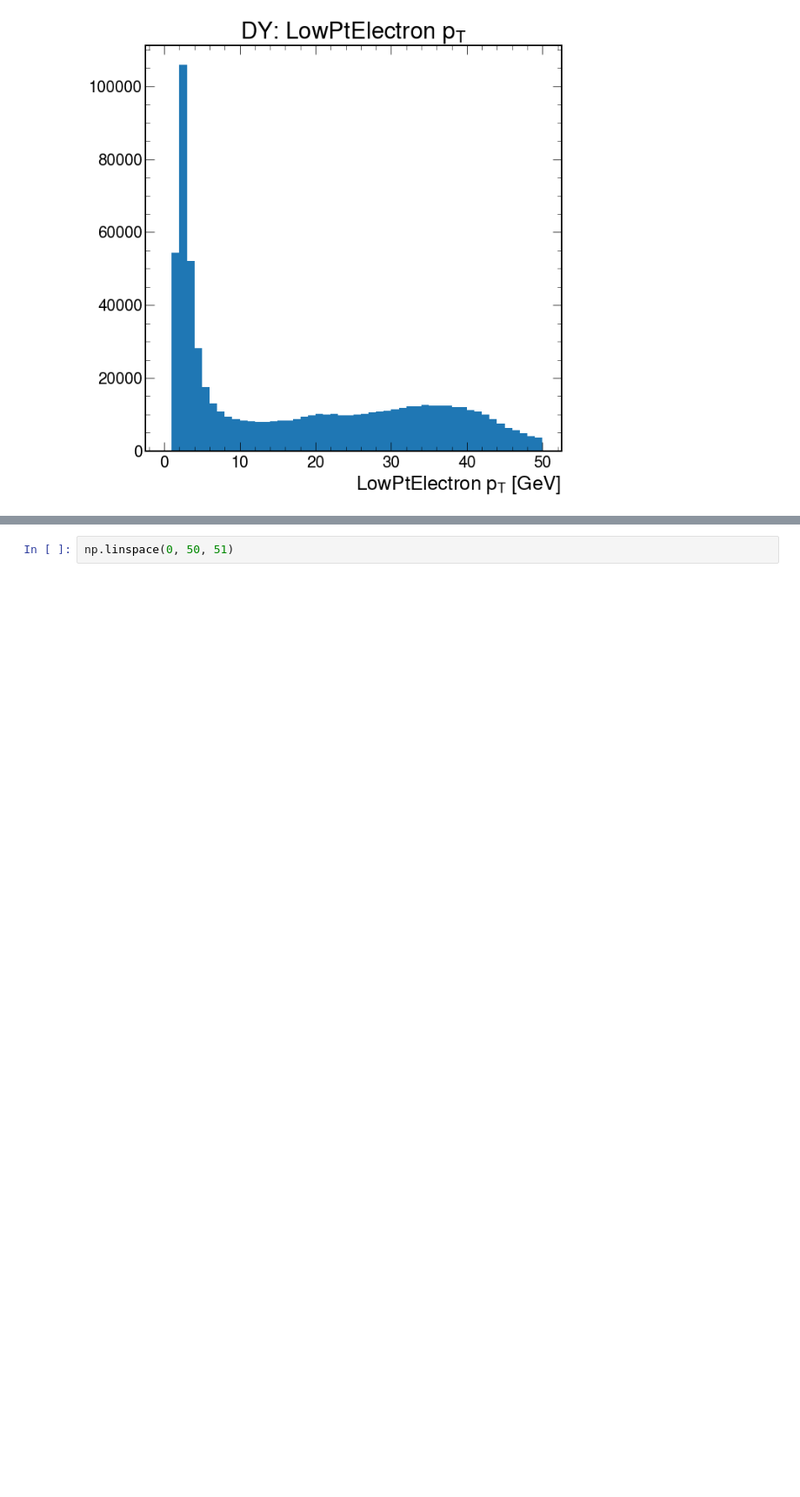
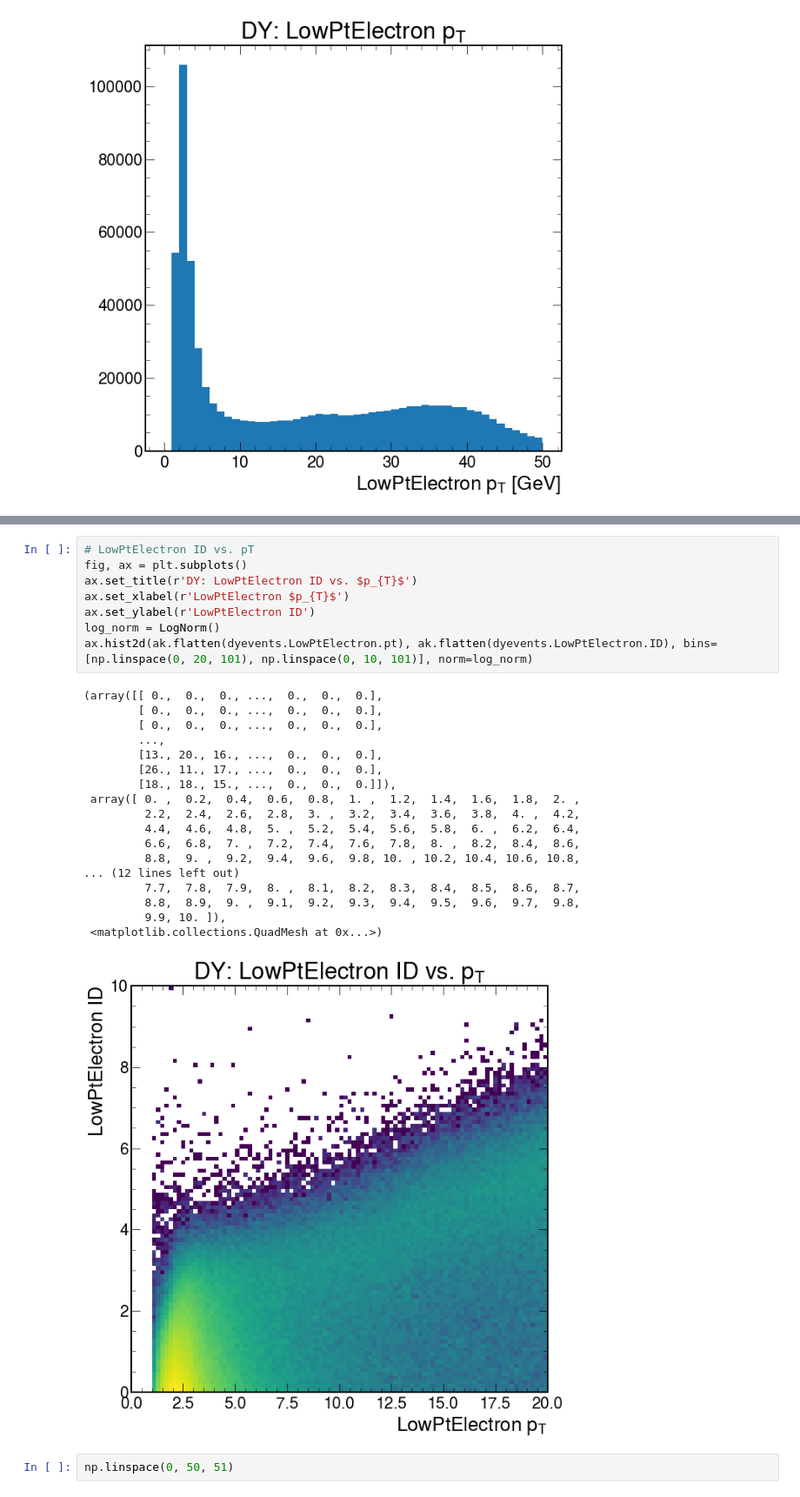
Before and after one commit to FNALLPC/egamma-hats, a Jupyter notebook: exercise-3.ipynb, the cells around one changed output, grey strips where cells are left out. Shown at 87% size. Cells and saved outputs as stored; diff of their text form; blank space fills up the shorter version.

```diff
--- a/exercise-3.ipynb
+++ b/exercise-3.ipynb
@@ -158,3 +183,30 @@ ax.hist(ak.flatten(dyevents.LowPtElectron.pt), bins = np.linspace(0, 50, 51))
+# %%
+# LowPtElectron ID vs. pT
+fig, ax = plt.subplots()
+ax.set_title(r'DY: LowPtElectron ID vs. $p_{T}$')
+ax.set_xlabel(r'LowPtElectron $p_{T}$')
+ax.set_ylabel(r'LowPtElectron ID')
+log_norm = LogNorm()
+ax.hist2d(ak.flatten(dyevents.LowPtElectron.pt), ak.flatten(dyevents.LowPtElectron.ID), bins=[np.linspace(0, 20, 101), np.linspace(0, 10, 101)], norm=log_norm)
+# %% [output]
+(array([[ 0.,  0.,  0., ...,  0.,  0.,  0.],
+        [ 0.,  0.,  0., ...,  0.,  0.,  0.],
+        [ 0.,  0.,  0., ...,  0.,  0.,  0.],
+        ...,
+        [13., 20., 16., ...,  0.,  0.,  0.],
+        [26., 11., 17., ...,  0.,  0.,  0.],
+        [18., 18., 15., ...,  0.,  0.,  0.]]),
+ array([ 0. ,  0.2,  0.4,  0.6,  0.8,  1. ,  1.2,  1.4,  1.6,  1.8,  2. ,
+         2.2,  2.4,  2.6,  2.8,  3. ,  3.2,  3.4,  3.6,  3.8,  4. ,  4.2,
+         4.4,  4.6,  4.8,  5. ,  5.2,  5.4,  5.6,  5.8,  6. ,  6.2,  6.4,
+         6.6,  6.8,  7. ,  7.2,  7.4,  7.6,  7.8,  8. ,  8.2,  8.4,  8.6,
+         8.8,  9. ,  9.2,  9.4,  9.6,  9.8, 10. , 10.2, 10.4, 10.6, 10.8,
+... (12 lines left out)
+         7.7,  7.8,  7.9,  8. ,  8.1,  8.2,  8.3,  8.4,  8.5,  8.6,  8.7,
+         8.8,  8.9,  9. ,  9.1,  9.2,  9.3,  9.4,  9.5,  9.6,  9.7,  9.8,
+         9.9, 10. ]),
+ <matplotlib.collections.QuadMesh at 0x...>)
+[figure, added]
 # %%
 np.linspace(0, 50, 51)
 # %% [output]
```
Also changed, not shown: parts of 9 cells of this notebook.
